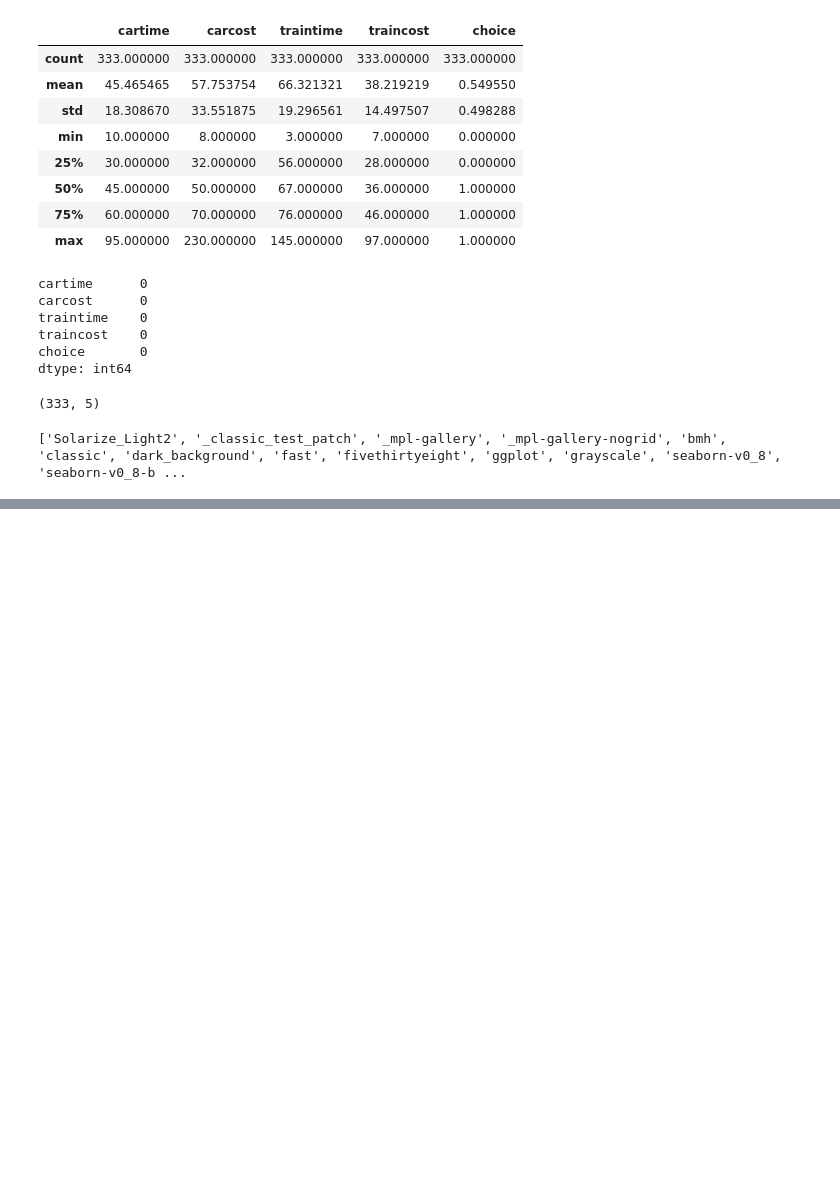
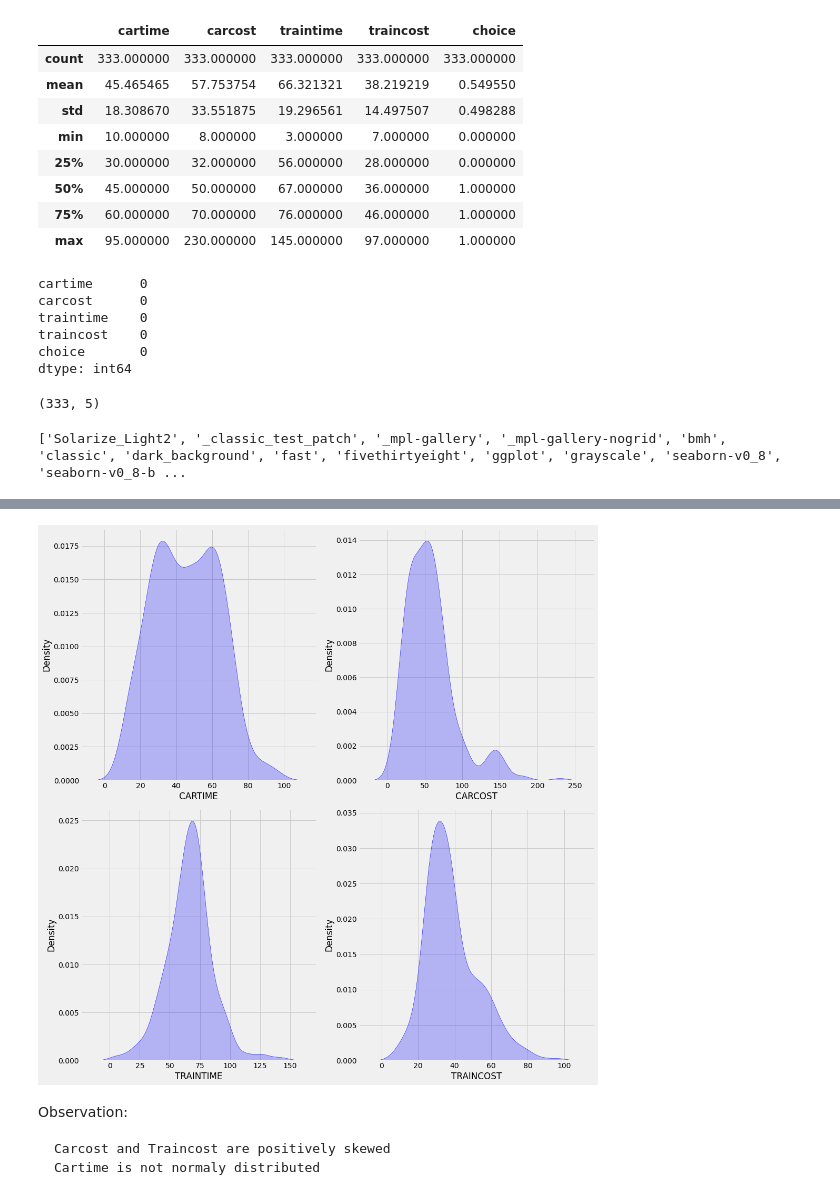
Before and after one commit to hari-r-v/SYDNEY_TRANSPORTATION, a Jupyter notebook: ASSIGNMENT.ipynb, the cells around one changed output, grey strips where cells are left out. Cells and saved outputs as stored; diff of their text form; code cells hidden in the pictures; blank space fills up the shorter version.

```diff
--- a/ASSIGNMENT.ipynb
+++ b/ASSIGNMENT.ipynb
@@ -98,9 +55,0 @@ array([[2. ],
-# %%
-# Box Plots
-fig, axs = plt.subplots(9,1,dpi=95, figsize=(7,17))
-i = 0
-for col in df.columns:
-    axs[i].boxplot(df[col], vert=False)
-    axs[i].set_ylabel(col)
-    i+=1
-plt.show()
@@ -166 +116,15 @@ plt.show()
+# %%
+plt.figure(figsize = (15,15))
+for i in range(0,len(indep)):
+    plt.subplot(2,2,i+1)
+    sns.kdeplot(x=df[indep[i]],shade = True, color = 'b')
+    plt.xlabel(indep[i].upper())
+    plt.tight_layout()
+# %% [output]
+[figure, added]
+# %% [markdown]
+Observation:
+
+    Carcost and Traincost are positively skewed
+    Cartime is not normaly distributed
 # %%
```
Also changed, not shown: parts of 49 cells of this notebook.
